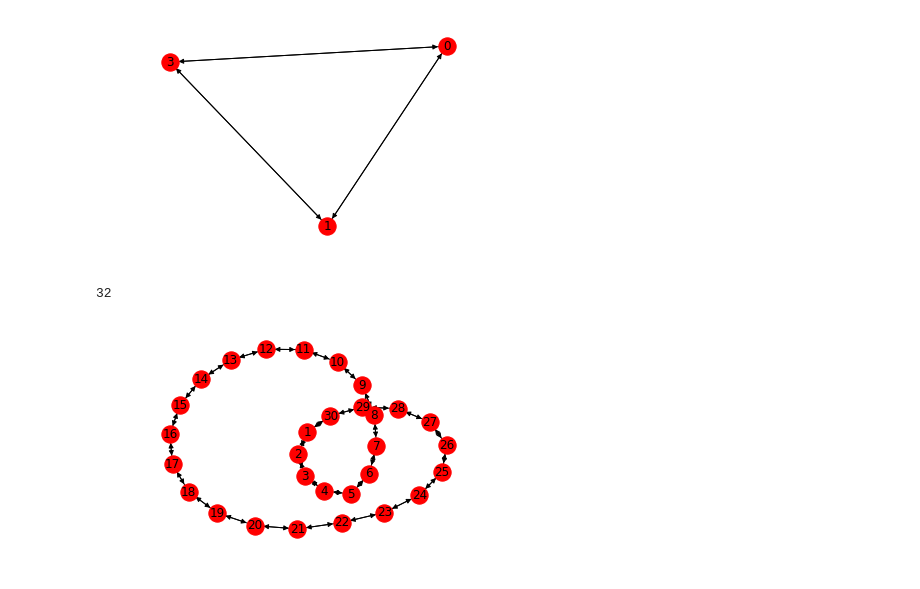
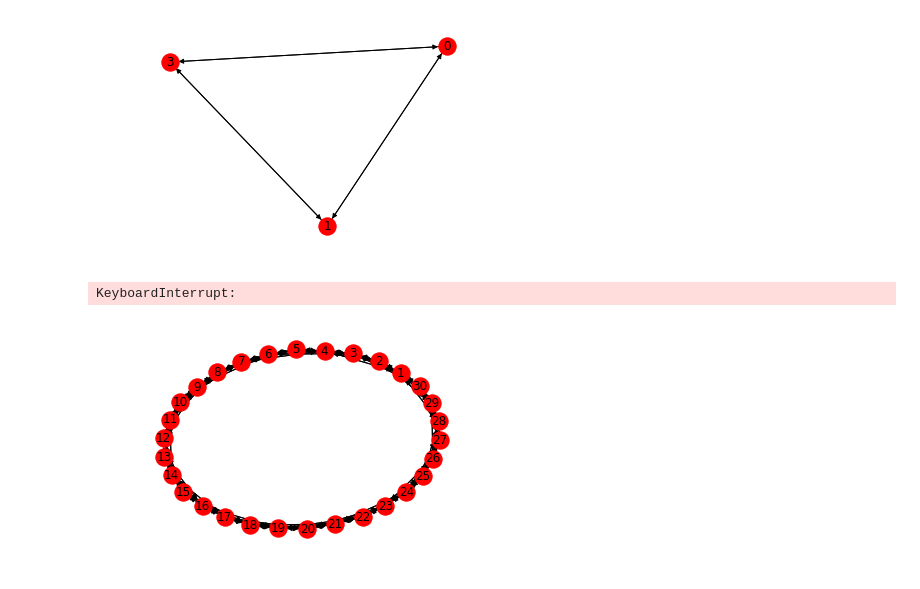
Before and after one commit to harangju/avalanche, a Jupyter notebook: metrics/graph/simple_cycles.ipynb, the cells around one changed output. Drawn from its saved outputs; the diff is of its cells as text; code cells hidden in the pictures.

```diff
--- a/metrics/graph/simple_cycles.ipynb
+++ b/metrics/graph/simple_cycles.ipynb
@@ -18,17 +18,17 @@ nx.draw(G, with_labels=True)
 # %%
 import scipy.io as sio
 # %%
-mat = sio.loadmat('/Users/harangju/Developer/ws_rw_p0_0.mat', squeeze_me = True)
+mat = sio.loadmat('/Users/harangju/Developer/ws_c_2_p0_0.mat', squeeze_me = True)
 edges = mat['e']
 weights = mat['w']
 G = nx.DiGraph(edges.tolist())
 plt.subplot()
 nx.draw(G, with_labels=True)
 cycle_gen = nx.simple_cycles(G)
 cycles = list(cycle_gen)
 len(cycles)
 # cycles
 # %% [output]
-32
+KeyboardInterrupt:
-[figure, old version]
+[figure, new version]
 # %%
```
Also changed, not shown: parts of 1 cell of this notebook, 3 other files.
